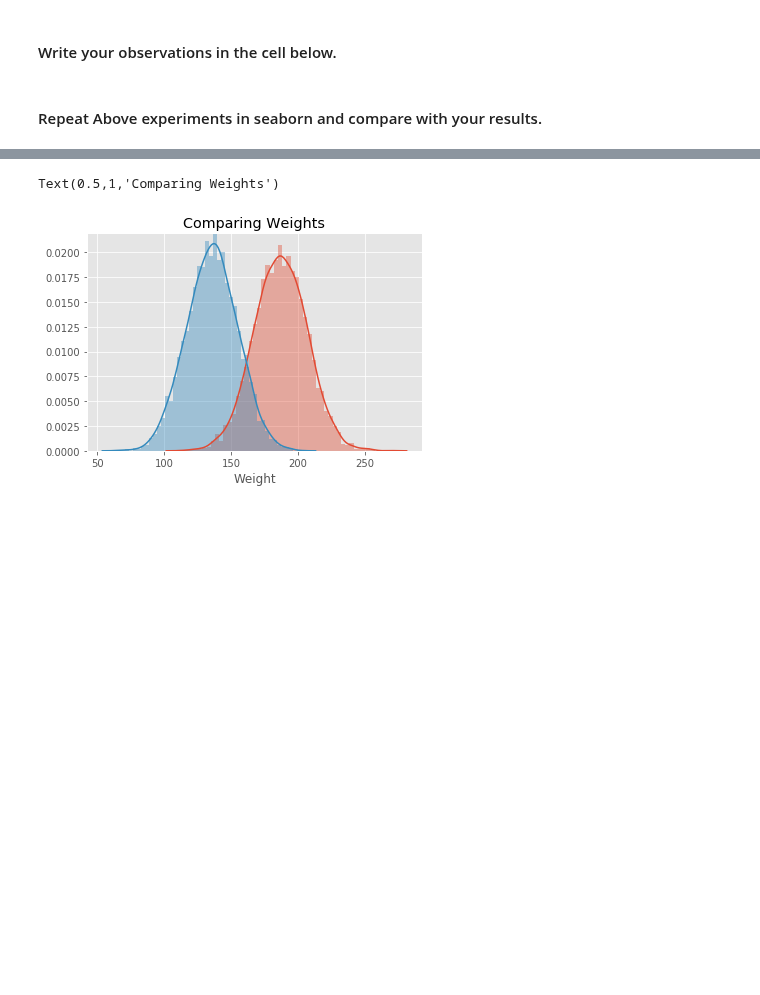
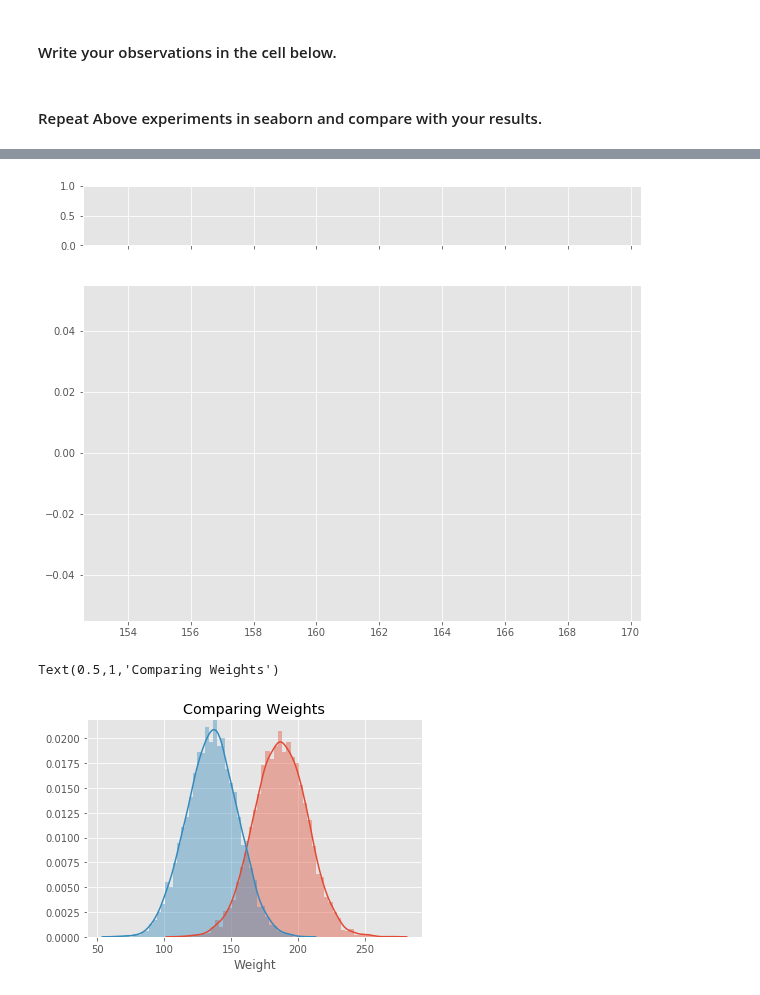
Before and after one commit to rvent/dsc-1-09-11-the-probability-density-function-lab-nyc-ds-career-012819, a Jupyter notebook: index.ipynb, the cells around one changed output, grey strips where cells are left out. Saved outputs shown, nothing was run; the diff lists cells and outputs as text; code cells hidden in the pictures; blank space fills up the shorter version.

```diff
--- a/index.ipynb
+++ b/index.ipynb
@@ -154,6 +154,6 @@ sns.distplot([male_df.Weight, female_df.Weight],
                                   "alpha": 0.7,
                                   'label':'Kernel Density Estimation Plot'
                                  }
-             ax=ax2)
+            )
 plt.legend()
 # %% [output]
@@ -161,3 +161,4 @@ SyntaxError: invalid syntax (<ipython-input-15-d96a4fc3bf59>, line 20)
+[figure, added]
 # %%
 # %% [output]
 Text(0.5,1,'Comparing Weights')
```
Also changed, not shown: parts of 1 cell of this notebook.
